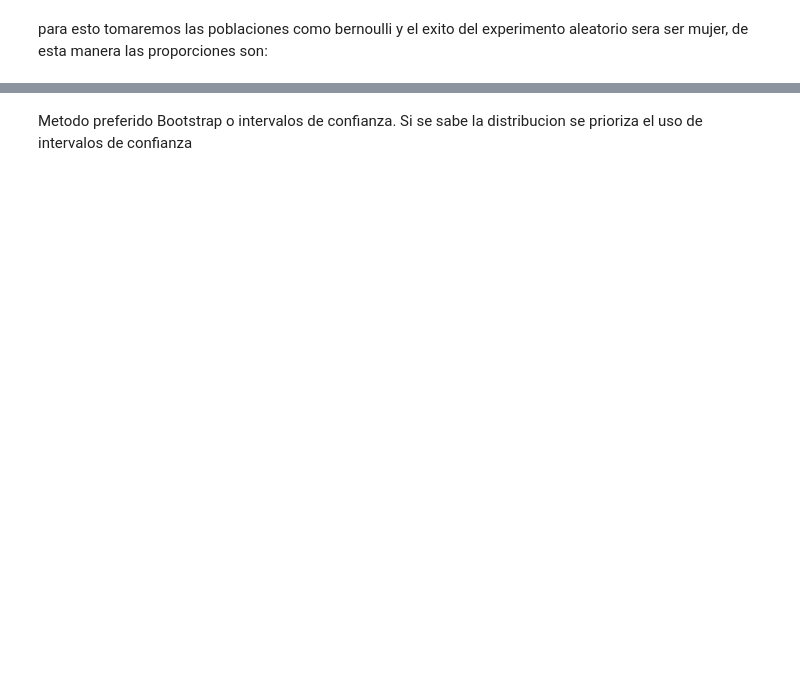
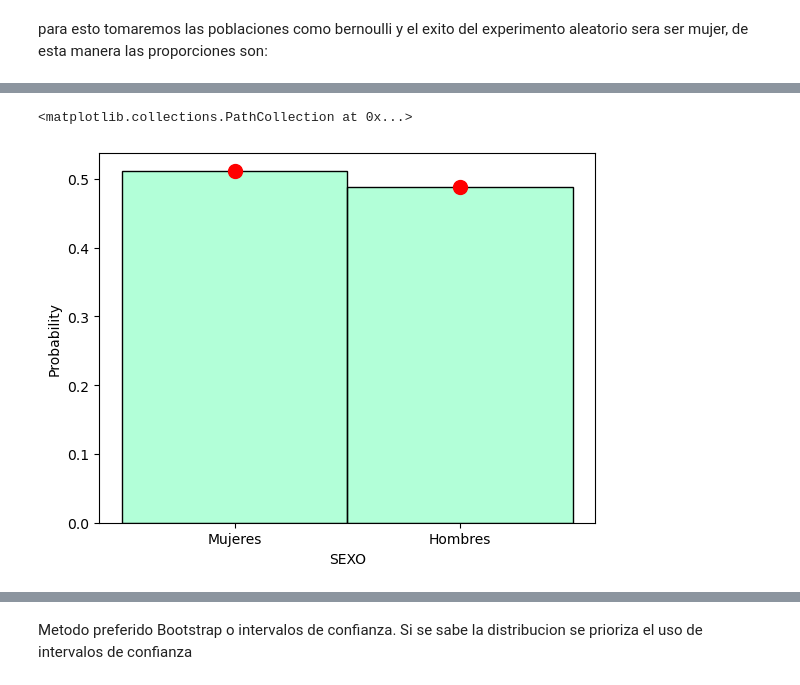
Before and after one commit to 10scar/Proyecto-ABD-2024-2, a Jupyter notebook: inferencia.ipynb, the cells around one changed output, grey strips where cells are left out. Cells and saved outputs as stored; diff of their text form; code cells hidden in the pictures; blank space fills up the shorter version.

```diff
--- a/inferencia.ipynb
+++ b/inferencia.ipynb
@@ -173,0 +203,6 @@ Y la estimacion puntual de la diferencia de las proporciones es de 0.12208547217
+# %%
+sns.histplot(asp_BinSex["SEXO"], stat="probability",color='springgreen', edgecolor='black',alpha=0.3)
+plt.scatter(["Hombres","Mujeres"],yAsp, color='red', label='Distribución Bernoulli', zorder=3, s=100) #Estimacion
+# %% [output]
+<matplotlib.collections.PathCollection at 0x...>
+[figure, added]
```
Also changed, not shown: parts of 46 cells of this notebook.
